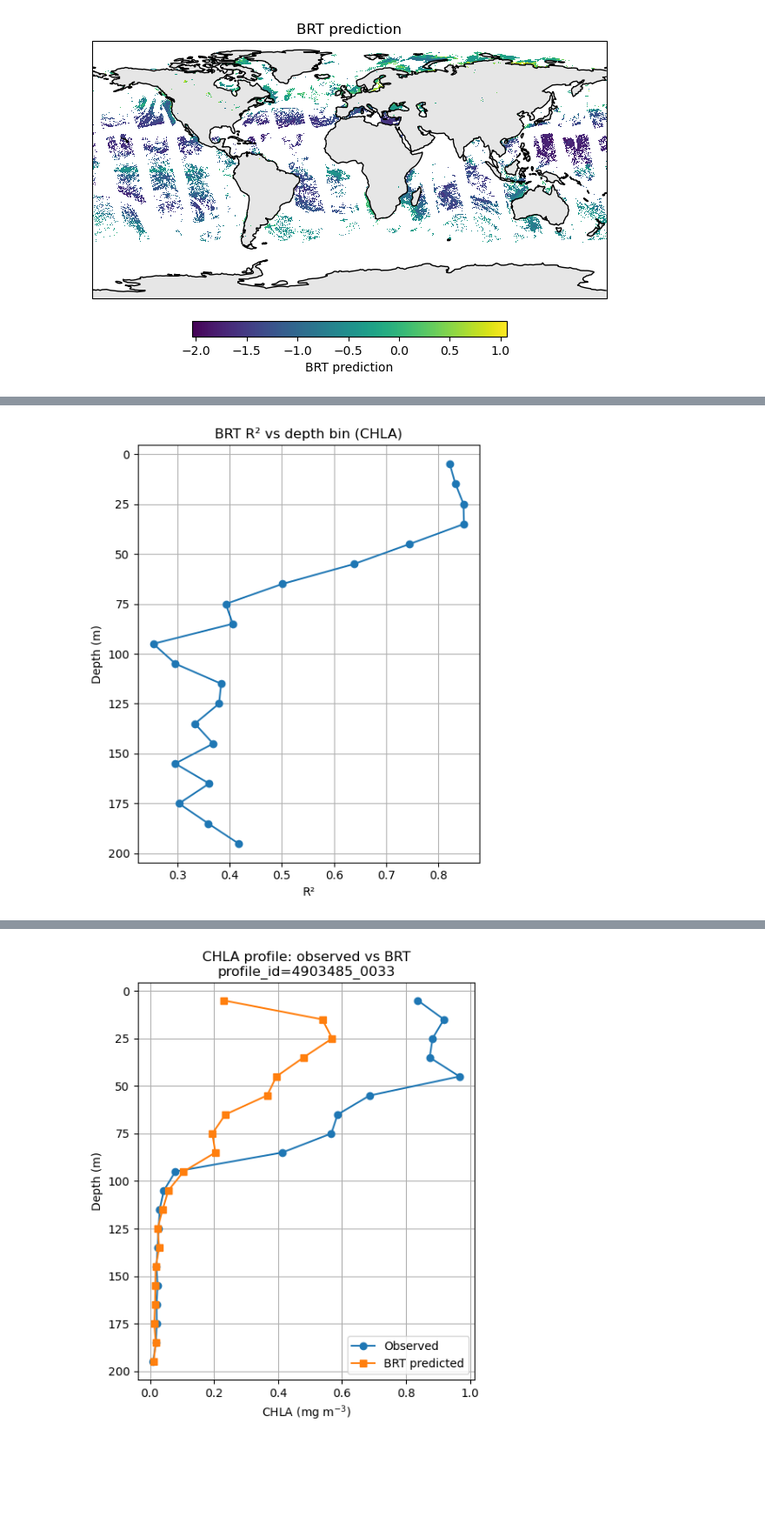
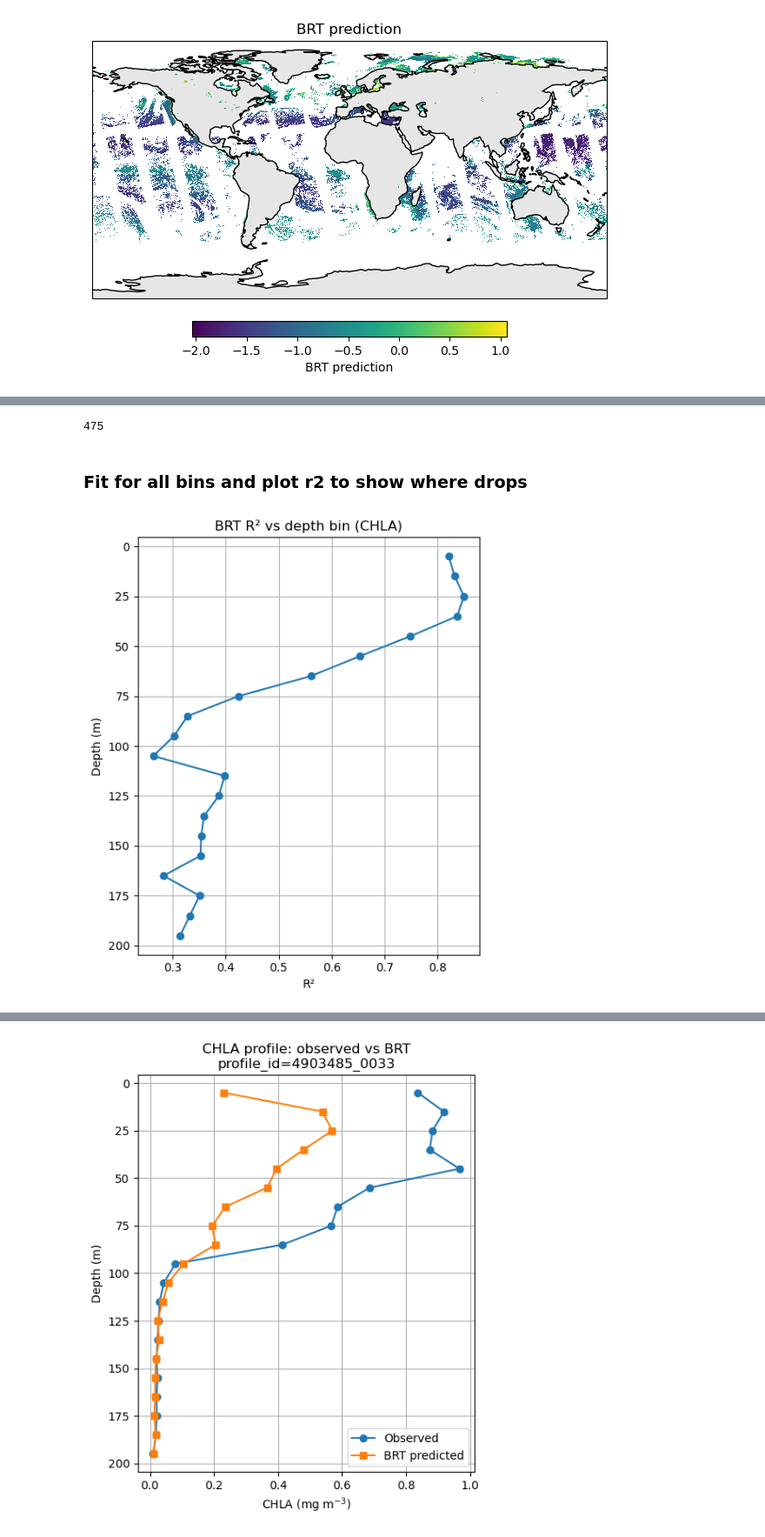
Before and after one commit to fish-pace/chla-z, a Jupyter notebook: BRT_OOI_CHLA.ipynb, the cells around one changed output, grey strips where cells are left out. Shown at 87% size. Drawn from its saved outputs; the diff is of its cells as text; code cells hidden in the pictures; blank space fills up the shorter version.

```diff
--- a/BRT_OOI_CHLA.ipynb
+++ b/BRT_OOI_CHLA.ipynb
@@ -139,7 +139,7 @@ ooi["type"]=1
 dataset = pd.concat([argo, ooi], ignore_index=True)
 
 # Add solar_hour
-dataset = mu.add_solar_time_features_df(dataset)
+dataset = mu.add_solar_time_feature(dataset)
 # Add location and seasonality variables
 dataset = mu.add_spherical_coords(dataset)  # add lat/lon variables to dataset
 dataset = mu.add_seasonal_time_features(dataset)
@@ -876,0 +876,5 @@ r2
+# %%
+# test
+extra = ["solar_hour", "type"]
+_, m, pred, true = fit_brt_bin("CHLA_100_110", dataset, extras=extra)
+diff = pred-true
@@ -876,0 +891,11 @@ r2
+# %%
+valid_idx = [
+    i for i in test_idx
+#    if dataset.loc[i, chl_cols].count() >= 10
+#    if dataset.loc[i, chl_cols].count() >= 5 and dataset.loc[i, chl_cols].max() >= 1
+#    if dataset.loc[i, chl_cols].count() >= 0 and dataset.loc[i, "CHLA_100_110"].max() >= 1
+    if dataset.loc[i, "CHLA_100_110"] >= -100
+]
+print(len(valid_idx))
+# %% [output]
+475
@@ -877,3 +910,5 @@ r2
+# %% [markdown]
+### Fit for all bins and plot r2 to show where drops
 # %%
 import re
 import matplotlib.pyplot as plt
@@ -884,37 +919,37 @@ chl_cols = [
     if c.startswith("CHLA_") and c[-1].isdigit()
 ]
 # vars for model
-extra = ["solar_hour", "x_geo", "y_geo", "z_geo"]
+#extra = ["solar_hour", "x_geo", "y_geo", "z_geo"]
 extra = ["solar_hour", "type"]
 
 def parse_depth_bin(col):
     # Expect names like CHLA_0_10, CHLA_10_20, etc.
     # This pulls out the two numbers A and B
     _, a, b = col.split("_")
     return int(a), int(b)
 
 chl_cols = sorted(chl_cols, key=lambda c: parse_depth_bin(c)[0])
 
 # 2. Compute R² per bin + bin center depth
 depth_centers = []
 r2s = []
 
 for c in chl_cols:
     a, b = parse_depth_bin(c)
     depth_centers.append((a + b) / 2)  # mid-depth of the bin
-    _, r2, _, _ = fit_brt_bin(c, dataset, extras=extra)
-    r2s.append(r2)
+    _, m = fit_brt_bin(c, dataset, extras=extra)
+    r2s.append(m["r2_log"])
 
 # 3. Plot R² vs depth
 plt.figure(figsize=(5, 6))
 plt.plot(r2s, depth_centers, marker="o")
 plt.gca().invert_yaxis()  # depth increases downward
 
 plt.xlabel("R²")
 plt.ylabel("Depth (m)")
 plt.title("BRT R² vs depth bin (CHLA)")
 plt.grid(True)
 plt.tight_layout()
 plt.show()
 # %% [output]
-[figure, old version]
+[figure, new version]
```
Also changed, not shown: parts of 30 cells of this notebook.
